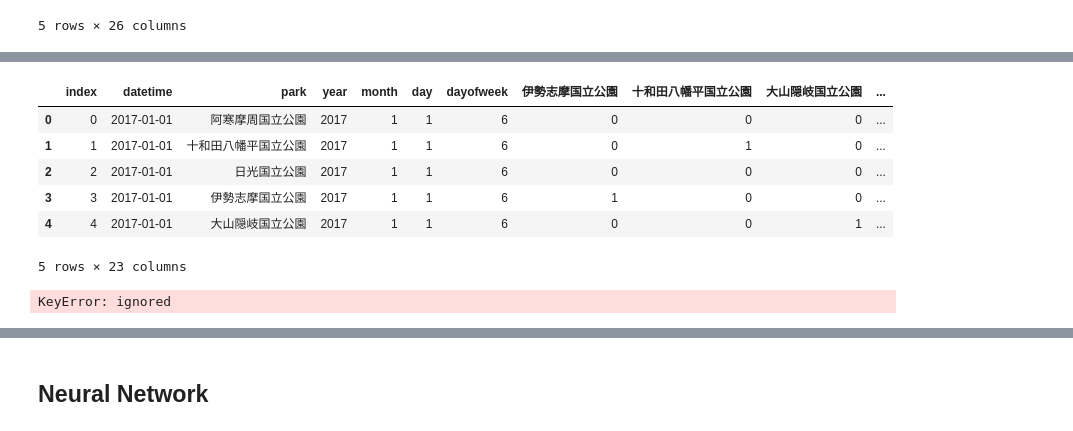
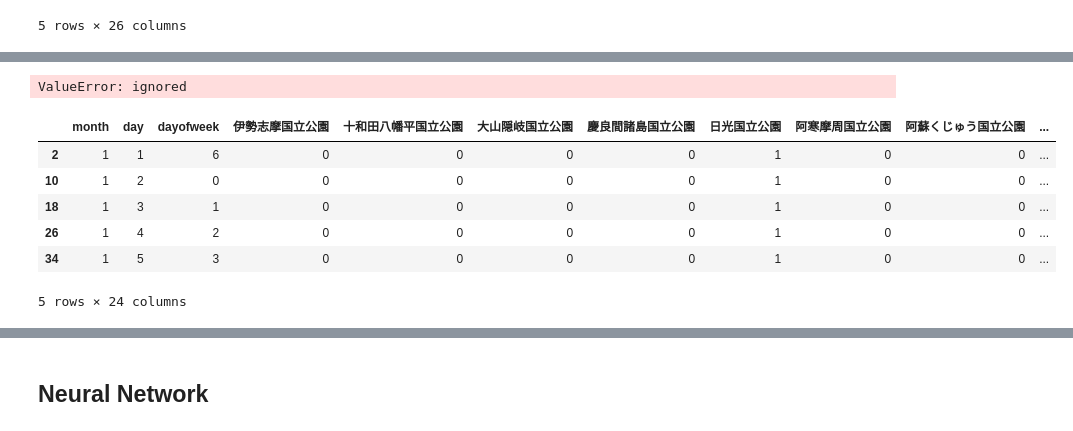
Before and after one commit to TaigoKuriyama/national_park_prediction, a Jupyter notebook: notebook/preprocess.ipynb, the cells around one changed output, grey strips where cells are left out. Saved outputs shown, nothing was run; the diff lists cells and outputs as text; code cells hidden in the pictures.

```diff
--- a/notebook/preprocess.ipynb
+++ b/notebook/preprocess.ipynb
@@ -137,0 +145,22 @@ FileNotFoundError: ignored
+# %%
+df_nightley = pd.read_csv('nightley.tsv',sep='\t')
+# 前日分のカウントに変換
+df_nightley['Japan_count'] = df_nightley['Japan_count'].shift(-1)
+df_nightley['Foreign_count'] = df_nightley['Foreign_count'].shift(-1)
+
+# get avarage value
+avg_japan = df_nightley['Japan_count'].mean()
+avg_foreign = df_nightley['Foreign_count'].mean()
+
+df_nightley = df_nightley.rename(columns={'Japan_count': 'Japan_count_ystday', 'Foreign_count':  'Foreign_count_ystday'})
+df_nightley = df_nightley.assign(日光国立公園	=1)
+
+# 観光客数との相関をみる
+df_nightley['datetime'] = pd.to_datetime(df_nightley['datetime'])
+df_nightley_relation= pd.merge(df_train,df_nightley,on=['日光国立公園','datetime'],how='left')
+df_nightley_relation = df_nightley_relation[df_nightley_relation['日光国立公園']==1]
+df_nightley_2016= df_nightley_relation[365:731]
+df_nightley_2016
+
+import  seaborn  as  sns
+sns.jointplot('Japan_count_ystday', 'visitors', data=df_nightley_2016)
@@ -234,0 +285,5 @@ df_merged.head()
+# %%
+# 学習データとSNS投稿データ(日光)の結合
+df_nightley['datetime'] = pd.to_datetime(df_nightley['datetime'])
+df_merged = pd.merge(df_merged,df_nightley,on=['日光国立公園','datetime'],how='left')
+df_merged.head()
@@ -293,0 +360,5 @@ df_test_merged.head()
+# %%
+# 学習データとSNS投稿データ(日光)の結合
+df_nightley['datetime'] = pd.to_datetime(df_nightley['datetime'])
+df_test_merged = pd.merge(df_test_merged,df_nightley,on=['日光国立公園','datetime'],how='left')
+df_test_merged.head()
@@ -296,8 +375,8 @@ df_test_merged.head()
 df_datetime_test = df_test[~df_test.duplicated(subset='datetime')]['datetime']
 df_datetime_test = df_datetime_test.reset_index()
 df_datetime_test = df_datetime_test['datetime']
-df_sin_cos_test = pd.concat([df_datetime_test,df_sin_cur_test,df_cos_cur_test,df_tan_cur_test,df_sin2_cur_test,df_cos2_cur_test,df_tan2_cur_test], axis=1)
-df_sin_cos_test.columns =  ['datetime', 'sin', 'cos','tan','sin * 2','cos * 2','tan * 2']
+df_sin_cos_test = pd.concat([df_datetime_test,df_sin_cur_test,df_cos_cur_test,df_tan_cur_test], axis=1)
+df_sin_cos_test.columns =  ['datetime', 'sin', 'cos','tan']
 df_test_merged = pd.merge(df_test_merged,df_sin_cos_test,on='datetime')
 df_test_merged.head()
 # %% [output]
@@ -311,16 +396,17 @@ df_test_merged.head()
+# %%
+# drop columns which is not needed
+df_test_merged = df_test_merged.drop(['year','park','datetime','index'], axis=1)
+df_test_merged = df_test_merged.fillna(0)
+X_test = df_test_merged.as_matrix()
+# %% [output]
+ValueError: ignored
 # %%
-df_test_merged.head()
+df_test_merged[df_test_merged['日光国立公園']==1].head()
 # %% [output]
-|  | index | datetime | park | year | month | day | dayofweek | 伊勢志摩国立公園 | 十和田八幡平国立公園 | 大山隠岐国立公園 | ... |
-| 0 | 0 | 2017-01-01 | 阿寒摩周国立公園 | 2017 | 1 | 1 | 6 | 0 | 0 | 0 | ... |
-| 1 | 1 | 2017-01-01 | 十和田八幡平国立公園 | 2017 | 1 | 1 | 6 | 0 | 1 | 0 | ... |
-| 2 | 2 | 2017-01-01 | 日光国立公園 | 2017 | 1 | 1 | 6 | 0 | 0 | 0 | ... |
-| 3 | 3 | 2017-01-01 | 伊勢志摩国立公園 | 2017 | 1 | 1 | 6 | 1 | 0 | 0 | ... |
-| 4 | 4 | 2017-01-01 | 大山隠岐国立公園 | 2017 | 1 | 1 | 6 | 0 | 0 | 1 | ... |
+|  | month | day | dayofweek | 伊勢志摩国立公園 | 十和田八幡平国立公園 | 大山隠岐国立公園 | 慶良間諸島国立公園 | 日光国立公園 | 阿寒摩周国立公園 | 阿蘇くじゅう国立公園 | ... |
+| 2 | 1 | 1 | 6 | 0 | 0 | 0 | 0 | 1 | 0 | 0 | ... |
+| 10 | 1 | 2 | 0 | 0 | 0 | 0 | 0 | 1 | 0 | 0 | ... |
+| 18 | 1 | 3 | 1 | 0 | 0 | 0 | 0 | 1 | 0 | 0 | ... |
+| 26 | 1 | 4 | 2 | 0 | 0 | 0 | 0 | 1 | 0 | 0 | ... |
+| 34 | 1 | 5 | 3 | 0 | 0 | 0 | 0 | 1 | 0 | 0 | ... |
-5 rows × 23 columns
+5 rows × 24 columns
-# %%
-# target encodingとのマージ
-df_test_merged = pd.merge(df_test_merged,df_visitors_mean,on='park')
-df_test_merged.head()
-# %% [output]
-KeyError: ignored
```
Also changed, not shown: parts of 42 cells of this notebook.
